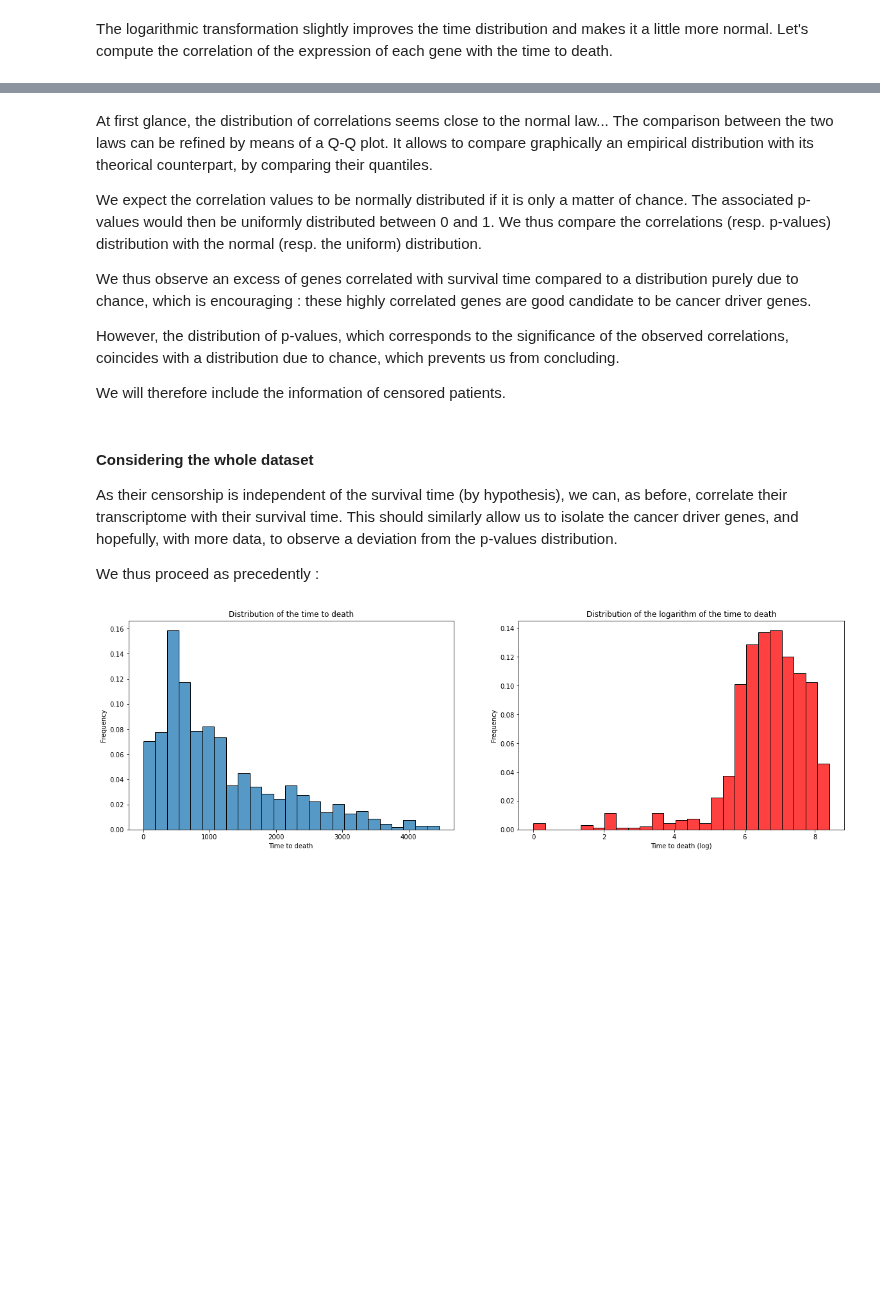
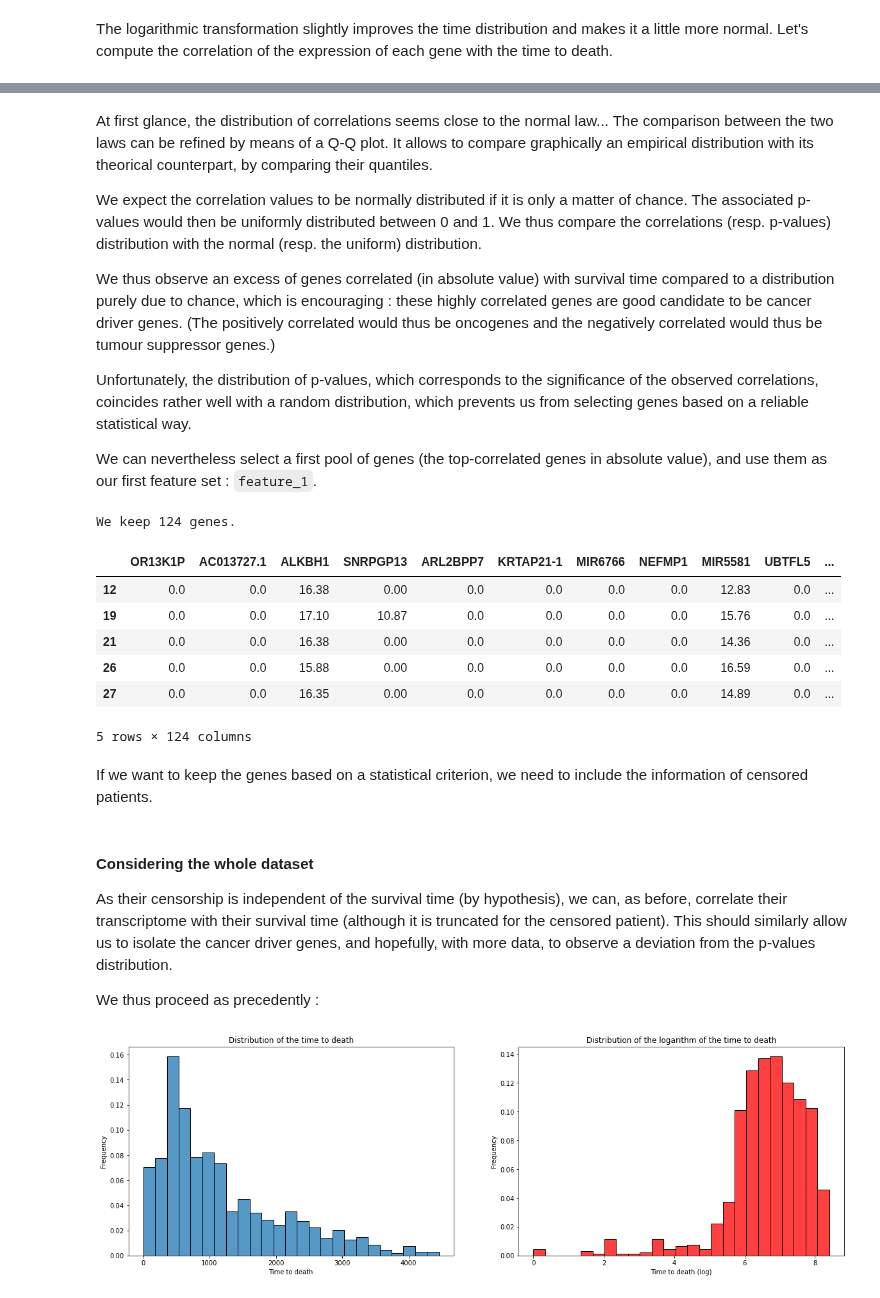
Before and after one commit to StephaneBereux/Cancer-survival-challenge, a Jupyter notebook: starting_kit.ipynb, the cells around one changed output, grey strips where cells are left out. Drawn from its saved outputs; the diff is of its cells as text; code cells hidden in the pictures; blank space fills up the shorter version.

````diff
--- a/starting_kit.ipynb
+++ b/starting_kit.ipynb
@@ -465,15 +462,33 @@ At first glance, the distribution of correlations seems close to the normal law.
 
 We expect the correlation values to be normally distributed if it is only a matter of chance. The associated p-values would then be uniformly distributed between 0 and 1. We thus compare the correlations (resp. p-values) distribution with the normal (resp. the uniform) distribution.
 
-We thus observe an excess of genes correlated with survival time compared to a distribution purely due to chance, which is encouraging : these highly correlated genes are good candidate to be cancer driver genes.
+We thus observe an excess of genes correlated (in absolute value) with survival time compared to a distribution purely due to chance, which is encouraging : these highly correlated genes are good candidate to be cancer driver genes. (The positively correlated would thus be oncogenes and the negatively correlated would thus be tumour suppressor genes.)
 
-However, the distribution of p-values, which corresponds to the significance of the observed correlations, coincides with a distribution due to chance, which prevents us from concluding.
+Unfortunately, the distribution of p-values, which corresponds to the significance of the observed correlations, coincides rather well with a random distribution, which prevents us from selecting genes based on a reliable statistical way.
 
-We will therefore include the information of censored patients.
+We can nevertheless select a first pool of genes (the top-correlated genes in absolute value), and use them as our first feature set : ```feature_1```.
+# %%
+correlation_threshold = 0.25
+high_corr = correlation_df[np.abs(correlation_df['correlation']) > correlation_threshold]
+high_correlation_genes = high_corr.index.to_numpy()
+feature_1 = X_uncensored.filter(high_correlation_genes)
+print('We keep %i genes.' % feature_1.shape[1])
+feature_1.head()
+# %% [output]
+We keep 124 genes.
+|  | OR13K1P | AC013727.1 | ALKBH1 | SNRPGP13 | ARL2BPP7 | KRTAP21-1 | MIR6766 | NEFMP1 | MIR5581 | UBTFL5 | ... |
+| 12 | 0.0 | 0.0 | 16.38 | 0.00 | 0.0 | 0.0 | 0.0 | 0.0 | 12.83 | 0.0 | ... |
+| 19 | 0.0 | 0.0 | 17.10 | 10.87 | 0.0 | 0.0 | 0.0 | 0.0 | 15.76 | 0.0 | ... |
+| 21 | 0.0 | 0.0 | 16.38 | 0.00 | 0.0 | 0.0 | 0.0 | 0.0 | 14.36 | 0.0 | ... |
+| 26 | 0.0 | 0.0 | 15.88 | 0.00 | 0.0 | 0.0 | 0.0 | 0.0 | 16.59 | 0.0 | ... |
+| 27 | 0.0 | 0.0 | 16.35 | 0.00 | 0.0 | 0.0 | 0.0 | 0.0 | 14.89 | 0.0 | ... |
+5 rows × 124 columns
+# %% [markdown]
+If we want to keep the genes based on a statistical criterion, we need to include the information of censored patients.
 # %% [markdown]
 #### Considering the whole dataset
 
-As their censorship is independent of the survival time (by hypothesis), we can, as before, correlate their transcriptome with their survival time. This should similarly allow us to isolate the cancer driver genes, and hopefully, with more data, to observe a deviation from the p-values distribution.
+As their censorship is independent of the survival time (by hypothesis), we can, as before, correlate their transcriptome with their survival time (although it is truncated for the censored patient). This should similarly allow us to isolate the cancer driver genes, and hopefully, with more data, to observe a deviation from the p-values distribution.
 
 We thus proceed as precedently :
 # %%
````
Also changed, not shown: parts of 31 cells of this notebook, 2 other files.
